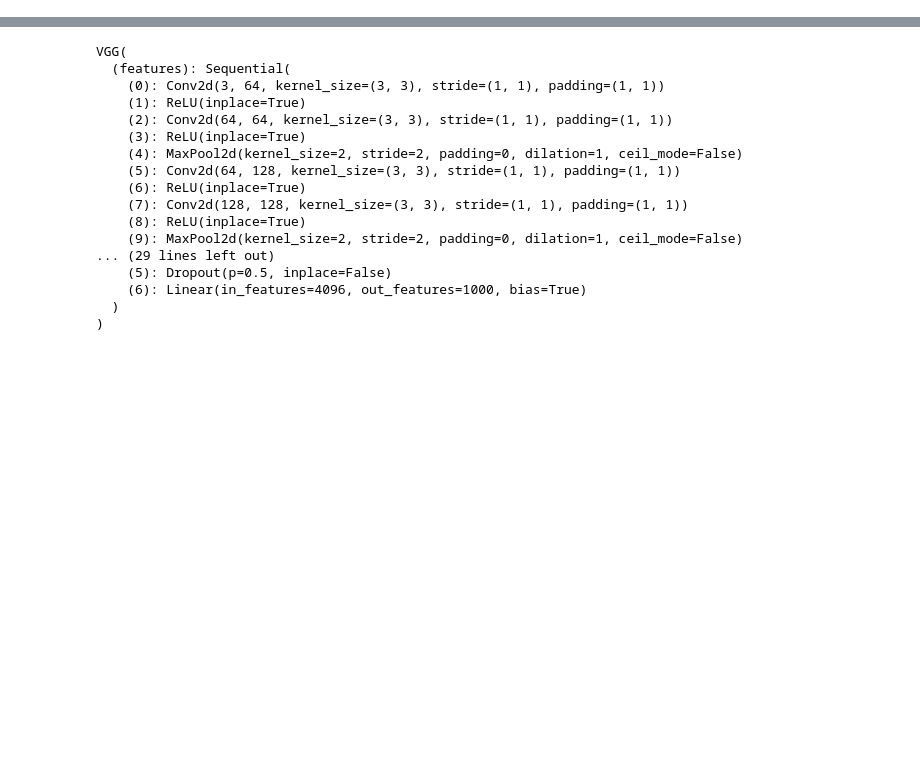
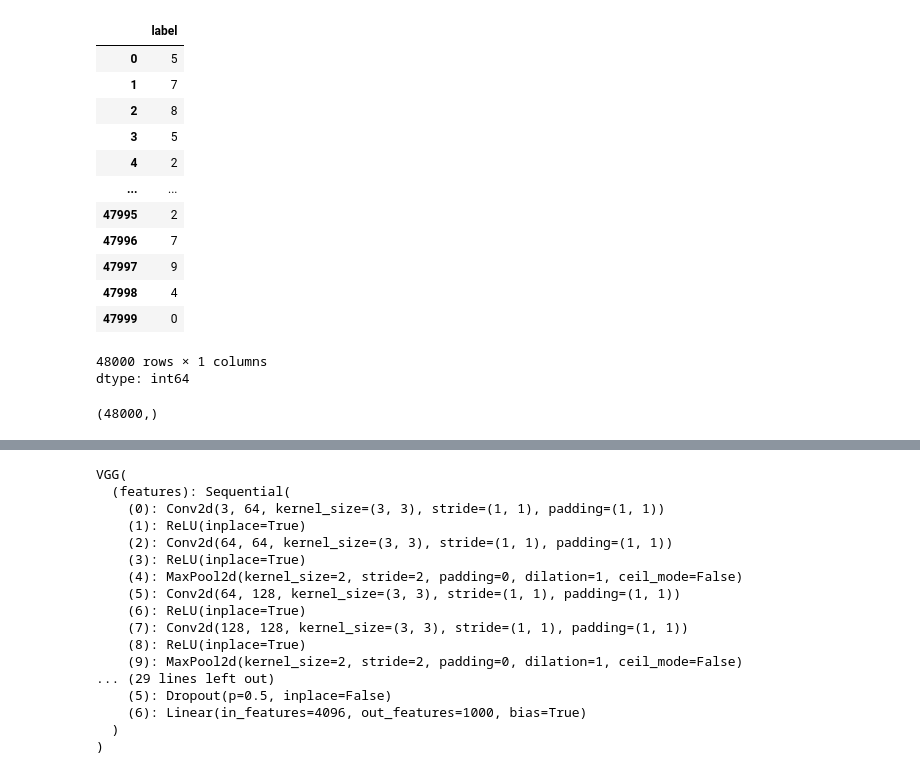
Before and after one commit to Swapn2/PyTorch, a Jupyter notebook: transfer_learning_fashion_mnist_pytorch_gpu.ipynb, the cells around one changed output, grey strips where cells are left out. Cells and saved outputs as stored; diff of their text form; code cells hidden in the pictures; blank space fills up the shorter version.

```diff
--- a/transfer_learning_fashion_mnist_pytorch_gpu.ipynb
+++ b/transfer_learning_fashion_mnist_pytorch_gpu.ipynb
@@ -69,0 +106,21 @@ custom_transform = transforms.Compose([
+# %%
+y_train
+# %% [output]
+|  | label |
+| 0 | 5 |
+| 1 | 7 |
+| 2 | 8 |
+| 3 | 5 |
+| 4 | 2 |
+| ... | ... |
+| 47995 | 2 |
+| 47996 | 7 |
+| 47997 | 9 |
+| 47998 | 4 |
+| 47999 | 0 |
+48000 rows × 1 columns
+dtype: int64
+# %%
+y_train.shape
+# %% [output]
+(48000,)
```
Also changed, not shown: parts of 35 cells of this notebook.
